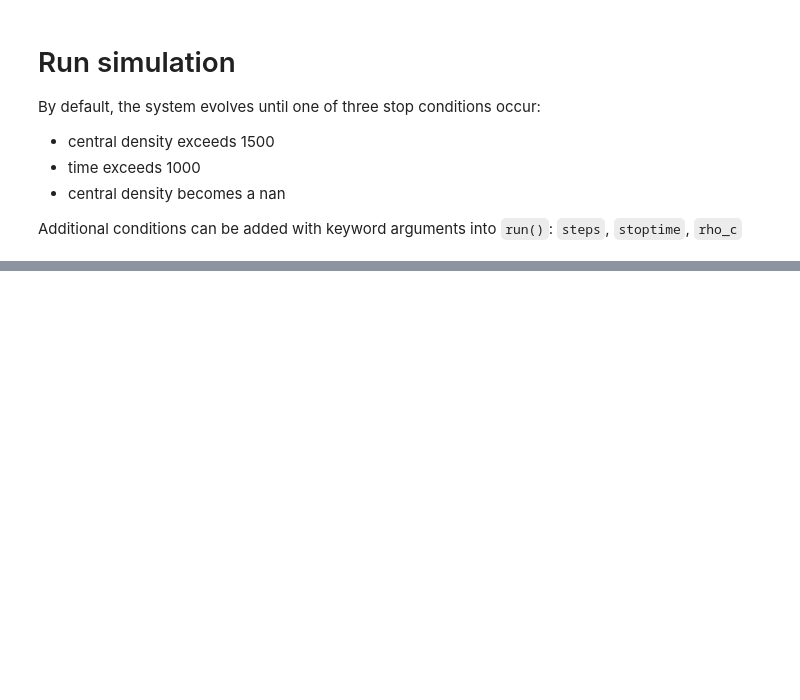
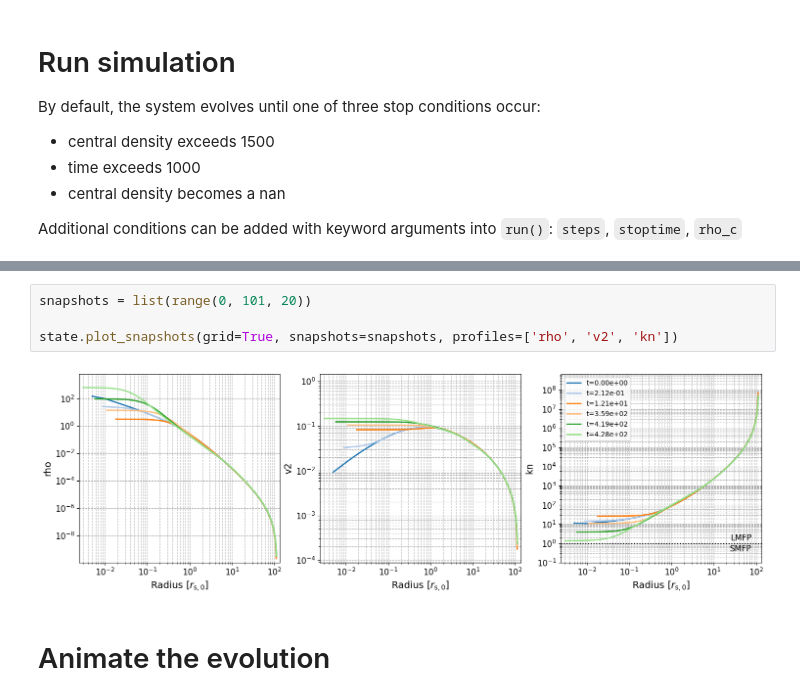
Before and after one commit to yaronetokayer/pygtfcode, a Jupyter notebook: examples/truncated_nfw.ipynb, the cells around one changed output, grey strips where cells are left out. Cells and saved outputs as stored; diff of their text form; blank space fills up the shorter version.

```diff
--- a/examples/truncated_nfw.ipynb
+++ b/examples/truncated_nfw.ipynb
@@ -101,0 +114,8 @@ this is using new r values
+# %%
+snapshots = list(range(0, 101, 20))
+
+state.plot_snapshots(grid=True, snapshots=snapshots, profiles=['rho', 'v2', 'kn'])
+# %% [output]
+[figure, added]
+# %% [markdown]
+# Animate the evolution
```
Also changed, not shown: parts of 7 cells of this notebook, 1 other file.
